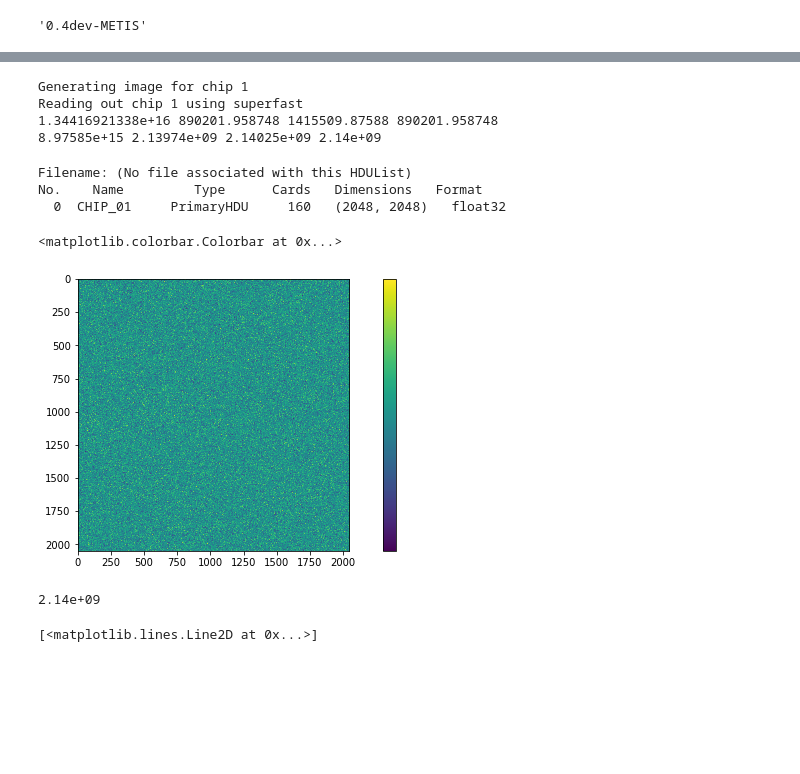
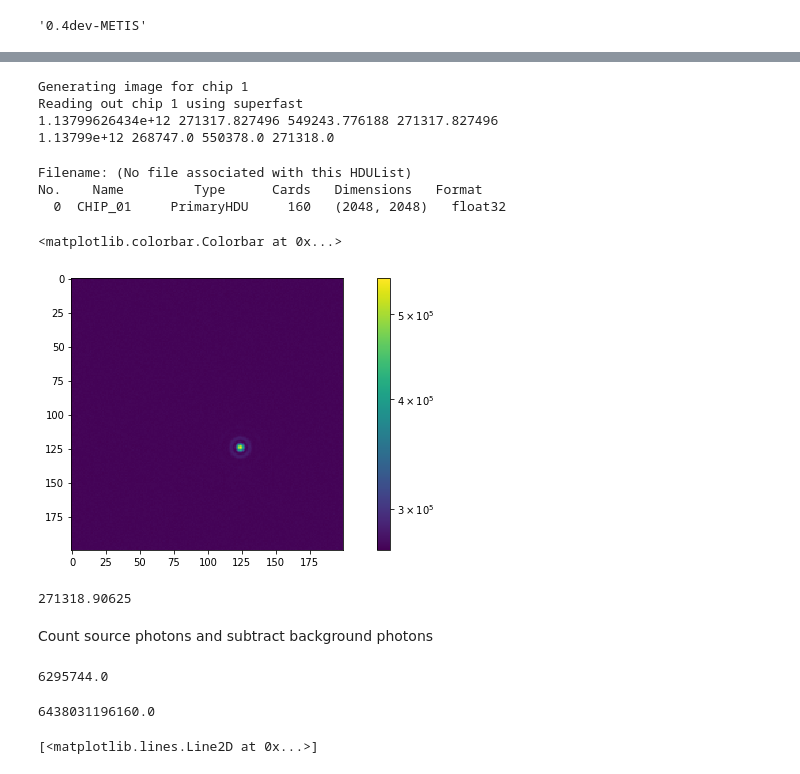
Before and after one commit to astronomyk/SimMETIS, a Jupyter notebook: notebooks/SimMETIS_LM_IMG.ipynb, the cells around one changed output, grey strips where cells are left out. Saved outputs shown, nothing was run; the diff lists cells and outputs as text; code cells hidden in the pictures; blank space fills up the shorter version.

```diff
--- a/notebooks/SimMETIS_LM_IMG.ipynb
+++ b/notebooks/SimMETIS_LM_IMG.ipynb
@@ -21,20 +37,19 @@ opt = sim.OpticalTrain(cmd)
 # %%
 fpa = sim.Detector(cmd, small_fov=False)
 # %%
-mag = np.array([12, 12])
-
-lam, spec = sim.source.flat_spectrum(0, "L")
+lam, spec = sim.source.flat_spectrum(11.3, "L")
+#src = sim.Source(lam=lam, spectra=np.array([spec]),
+#                 ref=[0,0], x=[0,0.07], y=[0,0.07])
 src = sim.Source(lam=lam, spectra=np.array([spec]),
-                 ref=[0,0], weight=10**(-0.4*mag),
-                 x=[0,0.07], y=[0,0.07])
+                 ref=[0], x=[0], y=[0])
 # %%
 src.apply_optical_train(opt, fpa)
-hdu = fpa.read_out(OBS_EXPTIME=3600)
+hdu = fpa.read_out(OBS_EXPTIME=1)
 # %% [output]
 Generating image for chip 1
 Reading out chip 1 using superfast
-1.34416921338e+16 890201.958748 1415509.87588 890201.958748
-8.97585e+15 2.13974e+09 2.14025e+09 2.14e+09
+1.13799626434e+12 271317.827496 549243.776188 271317.827496
+1.13799e+12 268747.0 550378.0 271318.0
 # %%
 hdu.info()
 # %% [output]
@@ -44,17 +59,27 @@ No.    Name         Type      Cards   Dimensions   Format
 # %%
 plt.figure(figsize=(12,5))
 #plt.imshow(hdu[0].data[800:1200,500:1500], norm=LogNorm(), interpolation="none")
-plt.imshow(hdu[0].data, norm=LogNorm(), interpolation="none")
+plt.imshow(hdu[0].data[900:1100,900:1100], norm=LogNorm(), interpolation="none")
 plt.colorbar()
 # %% [output]
 <matplotlib.colorbar.Colorbar at 0x...>
-[figure, old version]
+[figure, new version]
 # %%
-np.median(hdu[0].data)
+bgphotons_per_pix=np.median(hdu[0].data)
-# %% [output]
-2.14e+09
 # %%
 np.median(hdu[0].data)/hdu[0].header["HIERARCH OBS_EXPTIME"]
+# %% [output]
+271318.90625
+# %% [markdown]
+Count source photons and subtract background photons
+# %%
+np.sum(hdu[0].data[1000:1050,1000:1050])-np.sum(hdu[0].data[900:950,900:950])
+# %% [output]
+6295744.0
+# %%
+np.sum(hdu[0].data)/hdu[0].header["HIERARCH OBS_EXPTIME"]
+# %% [output]
+6438031196160.0
 # %%
 plt.plot(opt.tc_source)
 # %% [output]
```
Also changed, not shown: parts of 2 cells of this notebook, 4 other files.
